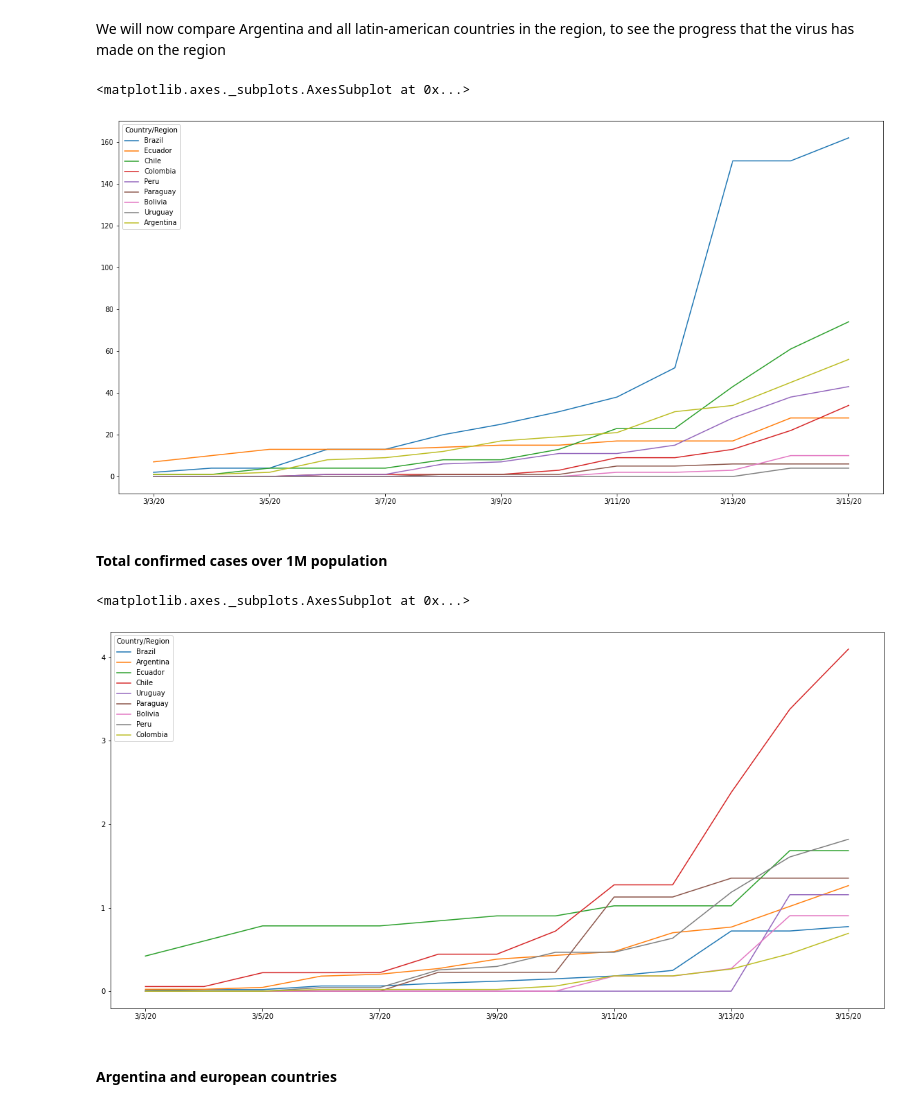
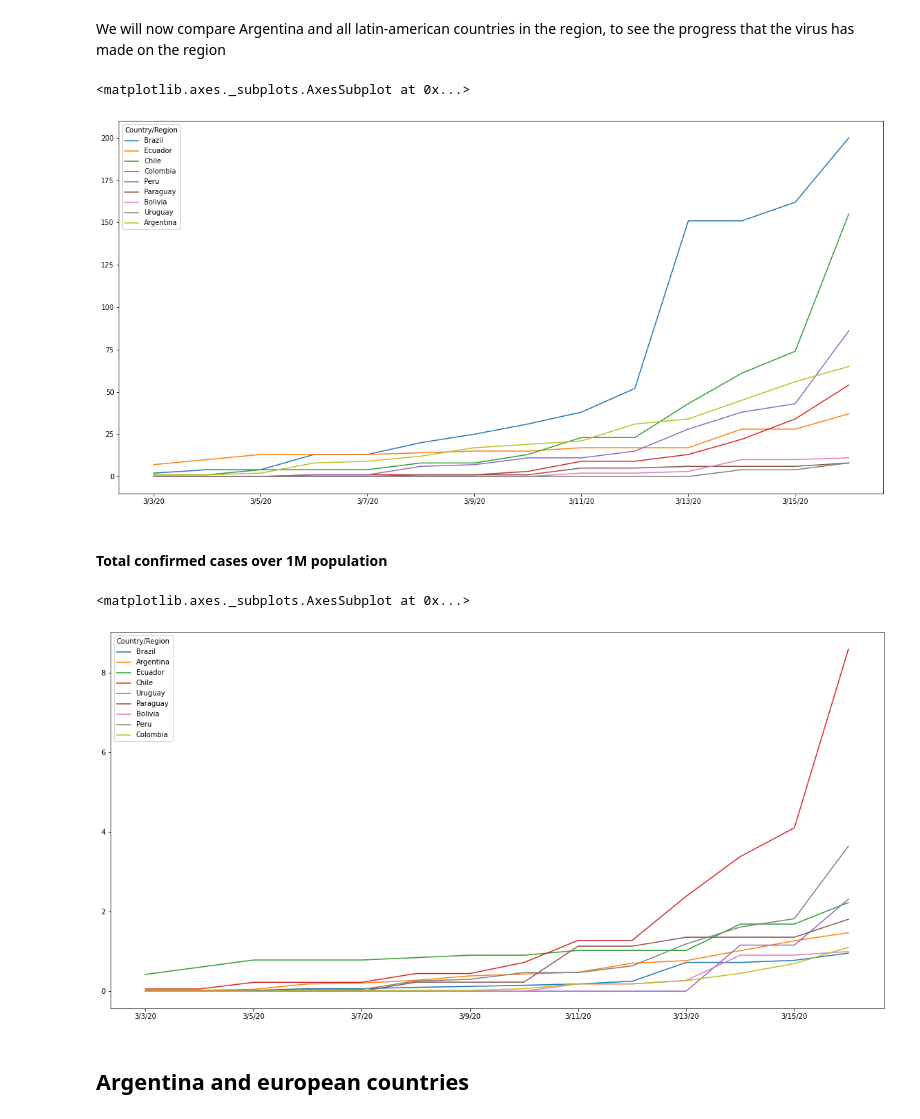
Before and after one commit to fiskker/COVID-19, a Jupyter notebook: Argentina COVID-19 Stats.ipynb, the cells around one changed output. Cells and saved outputs as stored; diff of their text form; code cells hidden in the pictures.

```diff
--- a/Argentina COVID-19 Stats.ipynb
+++ b/Argentina COVID-19 Stats.ipynb
@@ -68,39 +68,41 @@ latam_confirmed_cases = confirmed_cases.loc[(confirmed_cases['Country/Region']).
 
 latam_confirmed_cases = latam_confirmed_cases.drop(['Province/State', 'Lat', 'Long'], axis=1)
 latam_confirmed_cases = latam_confirmed_cases.set_index('Country/Region')
-latam_confirmed_cases = (latam_confirmed_cases.transpose()[41:]).transpose()
-latam_confirmed_cases = latam_confirmed_cases.append(arg_confirmed_ts)
-latam_confirmed_cases.transpose().plot(figsize=(20,10))
+latam_confirmed_cases = latam_confirmed_cases.transpose()
+latam_confirmed_cases = latam_confirmed_cases[41:]
+latam_confirmed_cases = latam_confirmed_cases.transpose().append(arg_confirmed_ts).transpose()
+latam_confirmed_cases.plot(figsize=(20,10))
 # %% [output]
 <matplotlib.axes._subplots.AxesSubplot at 0x...>
-[figure, old version]
+[figure, new version]
 # %% [markdown]
 #### Total confirmed cases over 1M population
 # %%
 total_populations = {
     'Brazil': 209.3,
     'Argentina': 44.27,
     'Ecuador': 16.62,
     'Chile': 18.05,
     'Uruguay': 3.46,
     'Paraguay': 4.43,
     'Bolivia': 11.05,
     'Peru': 23.62,
     'Venezeula': 31.98,
     'Colombia': 49.07
 }
 
+latam_confirmed_cases = latam_confirmed_cases.transpose()
 latam_conf_cases_by_pop = pd.DataFrame()
 for country, pop in total_populations.items():
     country_cases = latam_confirmed_cases.loc[latam_confirmed_cases.index == country]
     latam_conf_cases_by_pop = latam_conf_cases_by_pop.append(country_cases.div(pop))
 
 latam_conf_cases_by_pop.transpose().plot(figsize=(20,10))
 # %% [output]
 <matplotlib.axes._subplots.AxesSubplot at 0x...>
-[figure, old version]
+[figure, new version]
 # %% [markdown]
-#### Argentina and european countries
+## Argentina and european countries
 # %%
 euro_countries = ['Italy', 'Iran', 'Spain', 'Germany', 'France', 'Switzerland', 'UK', 'Netherlands', 'Norway', 'Sweden']
 euro_confirmed_cases = confirmed_cases.loc[(confirmed_cases['Country/Region']).isin(euro_countries)]
```
Also changed, not shown: parts of 12 cells of this notebook, 6 other files.
